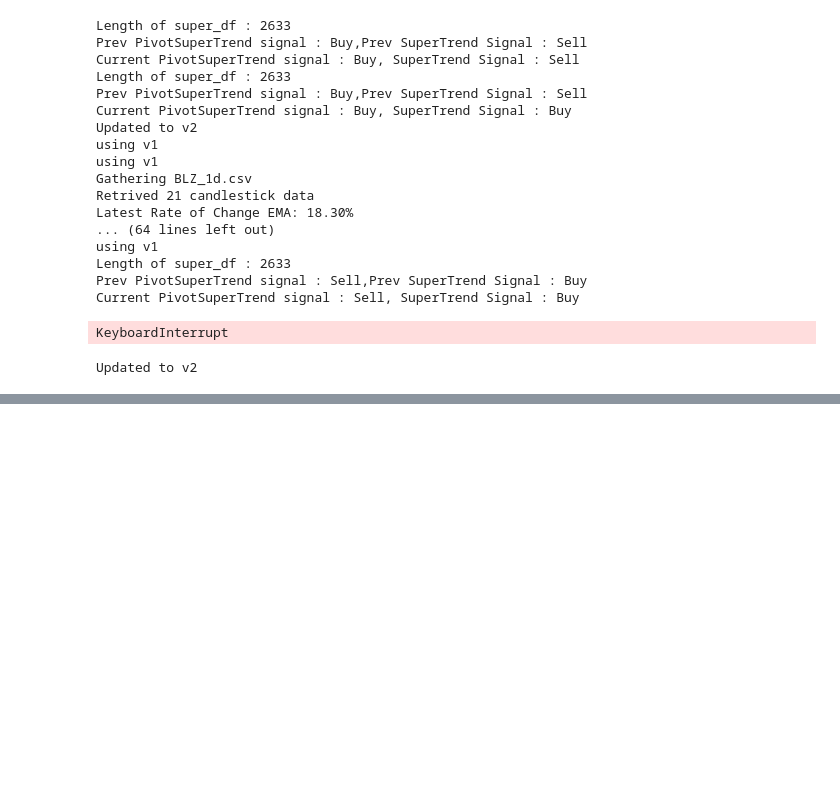
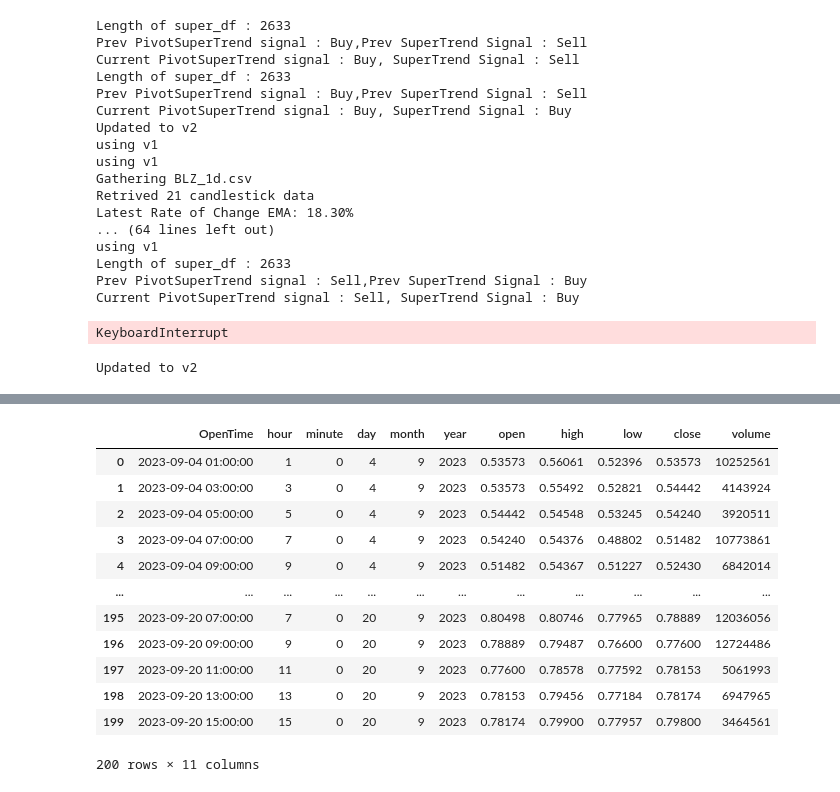
Before and after one commit to Krishna5972/scalper, a Jupyter notebook: Untitled.ipynb, the cells around one changed output, grey strips where cells are left out. Drawn from its saved outputs; the diff is of its cells as text; code cells hidden in the pictures; blank space fills up the shorter version.

```diff
--- a/Untitled.ipynb
+++ b/Untitled.ipynb
@@ -366,0 +458,16 @@ Updated to v2
+# %%
+df
+# %% [output]
+|  | OpenTime | hour | minute | day | month | year | open | high | low | close | volume |
+| 0 | 2023-09-04 01:00:00 | 1 | 0 | 4 | 9 | 2023 | 0.53573 | 0.56061 | 0.52396 | 0.53573 | 10252561 |
+| 1 | 2023-09-04 03:00:00 | 3 | 0 | 4 | 9 | 2023 | 0.53573 | 0.55492 | 0.52821 | 0.54442 | 4143924 |
+| 2 | 2023-09-04 05:00:00 | 5 | 0 | 4 | 9 | 2023 | 0.54442 | 0.54548 | 0.53245 | 0.54240 | 3920511 |
+| 3 | 2023-09-04 07:00:00 | 7 | 0 | 4 | 9 | 2023 | 0.54240 | 0.54376 | 0.48802 | 0.51482 | 10773861 |
+| 4 | 2023-09-04 09:00:00 | 9 | 0 | 4 | 9 | 2023 | 0.51482 | 0.54367 | 0.51227 | 0.52430 | 6842014 |
+| ... | ... | ... | ... | ... | ... | ... | ... | ... | ... | ... | ... |
+| 195 | 2023-09-20 07:00:00 | 7 | 0 | 20 | 9 | 2023 | 0.80498 | 0.80746 | 0.77965 | 0.78889 | 12036056 |
+| 196 | 2023-09-20 09:00:00 | 9 | 0 | 20 | 9 | 2023 | 0.78889 | 0.79487 | 0.76600 | 0.77600 | 12724486 |
+| 197 | 2023-09-20 11:00:00 | 11 | 0 | 20 | 9 | 2023 | 0.77600 | 0.78578 | 0.77592 | 0.78153 | 5061993 |
+| 198 | 2023-09-20 13:00:00 | 13 | 0 | 20 | 9 | 2023 | 0.78153 | 0.79456 | 0.77184 | 0.78174 | 6947965 |
+| 199 | 2023-09-20 15:00:00 | 15 | 0 | 20 | 9 | 2023 | 0.78174 | 0.79900 | 0.77957 | 0.79800 | 3464561 |
+200 rows × 11 columns
```
Also changed, not shown: parts of 1 cell of this notebook, 6 other files.
